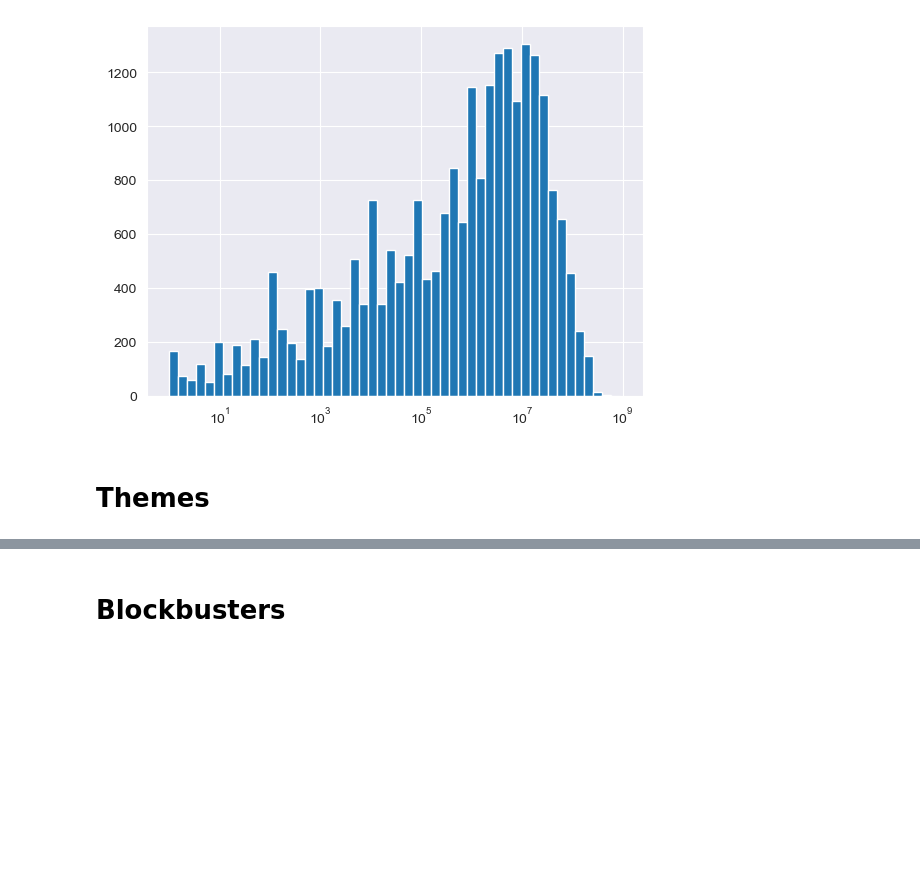
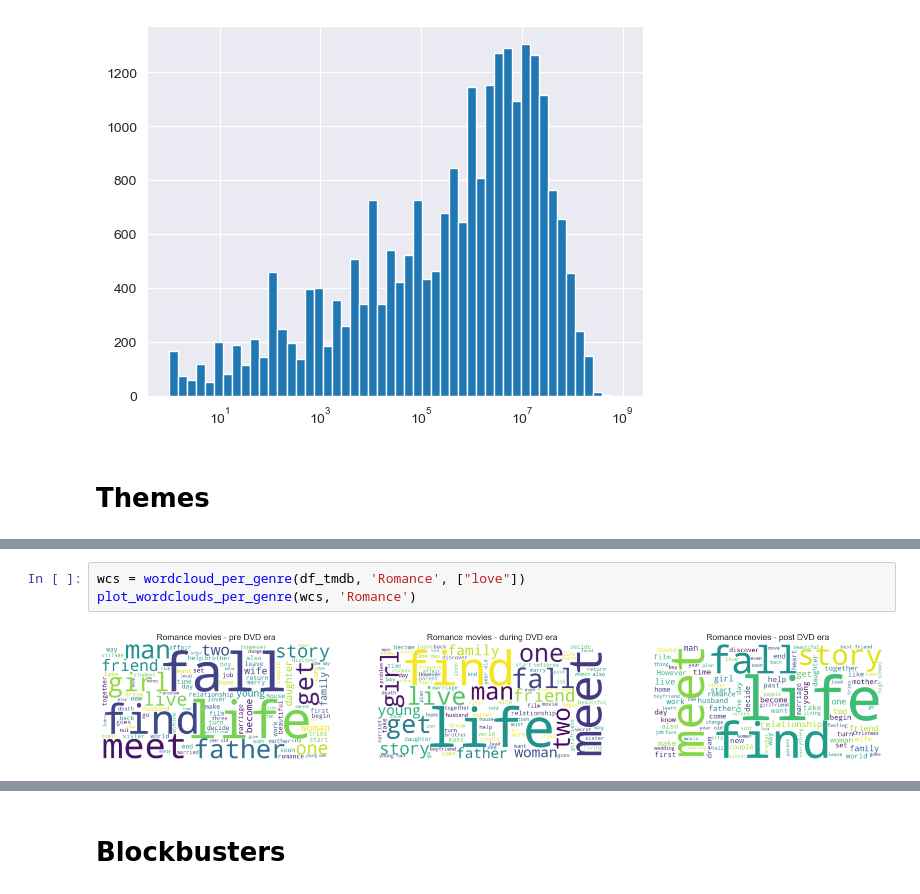
Before and after one commit to epfl-ada/ada-2024-project-databand, a Jupyter notebook: data_overview_CS.ipynb, the cells around one changed output, grey strips where cells are left out. Drawn from its saved outputs; the diff is of its cells as text; blank space fills up the shorter version.

```diff
--- a/data_overview_CS.ipynb
+++ b/data_overview_CS.ipynb
@@ -417,0 +343,5 @@ plt.show()
+# %%
+wcs = wordcloud_per_genre(df_tmdb, 'Romance', ["love"])
+plot_wordclouds_per_genre(wcs, 'Romance')
+# %% [output]
+[figure, added]
```
Also changed, not shown: parts of 15 cells of this notebook, 5 other files.
